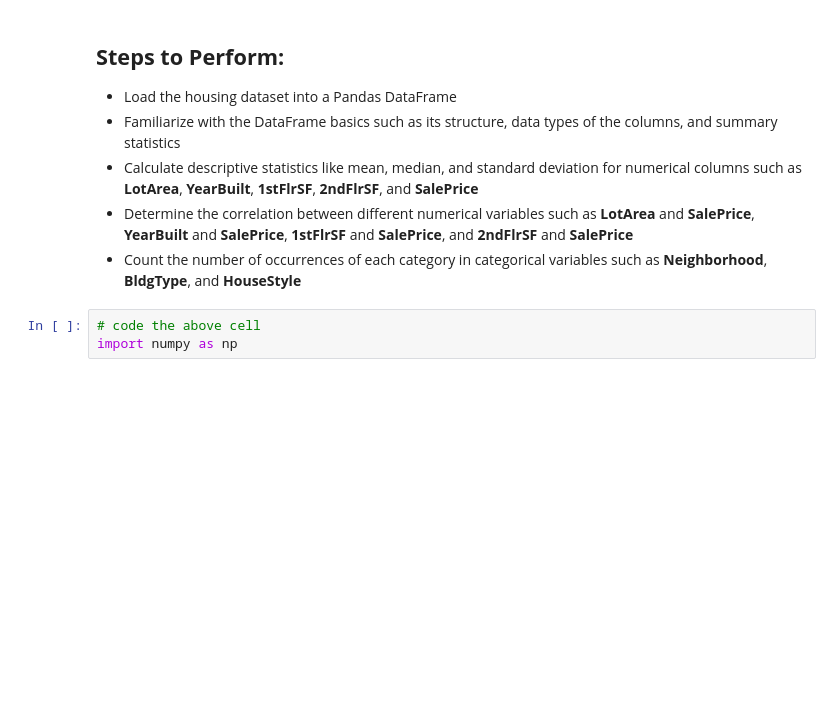
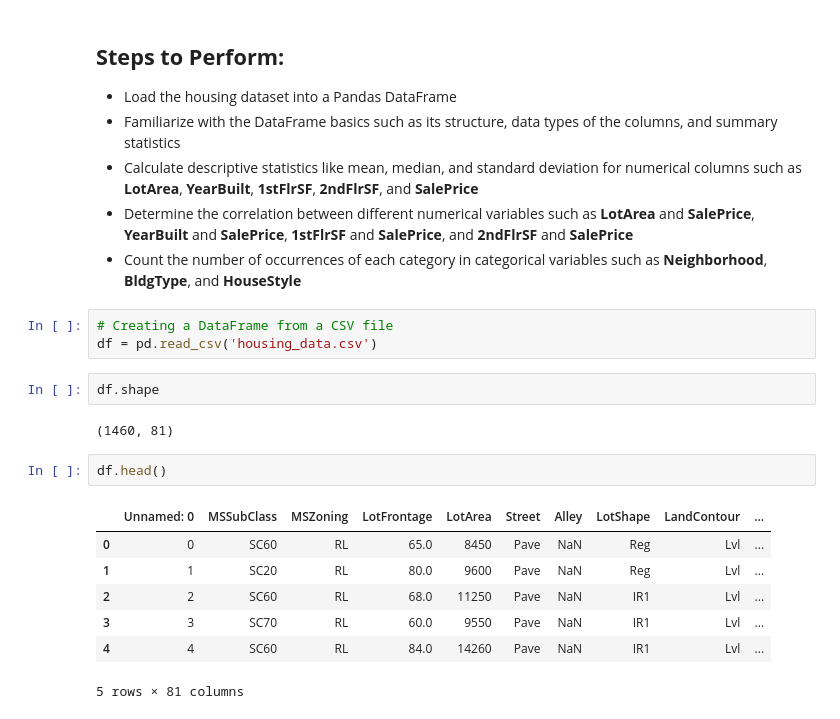
Before and after one commit to desona0810/AI_ML, a Jupyter notebook: Applied Data Science with Python/Demos/Lesson_04_Working_With_Pandas/4.02_Pandas_DataFrame.ipynb, the cells around one changed output. Drawn from its saved outputs; the diff is of its cells as text; blank space fills up the shorter version.

```diff
--- a/Applied Data Science with Python/Demos/Lesson_04_Working_With_Pandas/4.02_Pandas_DataFrame.ipynb
+++ b/Applied Data Science with Python/Demos/Lesson_04_Working_With_Pandas/4.02_Pandas_DataFrame.ipynb
@@ -338,6 +502,20 @@ Analyze a housing dataset using Pandas DataFrame and statistical operations to u
 - Calculate descriptive statistics like mean, median, and standard deviation for numerical columns such as __LotArea__, __YearBuilt__, __1stFlrSF__, __2ndFlrSF__, and __SalePrice__
 - Determine the correlation between different numerical variables such as __LotArea__ and __SalePrice__, __YearBuilt__ and __SalePrice__, __1stFlrSF__ and __SalePrice__, and __2ndFlrSF__ and __SalePrice__
 - Count the number of occurrences of each category in categorical variables such as __Neighborhood__, __BldgType__, and __HouseStyle__
-# %%
-# code the above cell
-import numpy as np
+# %%
+# Creating a DataFrame from a CSV file
+df = pd.read_csv('housing_data.csv')
+# %%
+df.shape
+# %% [output]
+(1460, 81)
+# %%
+df.head()
+# %% [output]
+|  | Unnamed: 0 | MSSubClass | MSZoning | LotFrontage | LotArea | Street | Alley | LotShape | LandContour | ... |
+| 0 | 0 | SC60 | RL | 65.0 | 8450 | Pave | NaN | Reg | Lvl | ... |
+| 1 | 1 | SC20 | RL | 80.0 | 9600 | Pave | NaN | Reg | Lvl | ... |
+| 2 | 2 | SC60 | RL | 68.0 | 11250 | Pave | NaN | IR1 | Lvl | ... |
+| 3 | 3 | SC70 | RL | 60.0 | 9550 | Pave | NaN | IR1 | Lvl | ... |
+| 4 | 4 | SC60 | RL | 84.0 | 14260 | Pave | NaN | IR1 | Lvl | ... |
+5 rows × 81 columns
```
Also changed, not shown: parts of 32 cells of this notebook, 7 other files.
